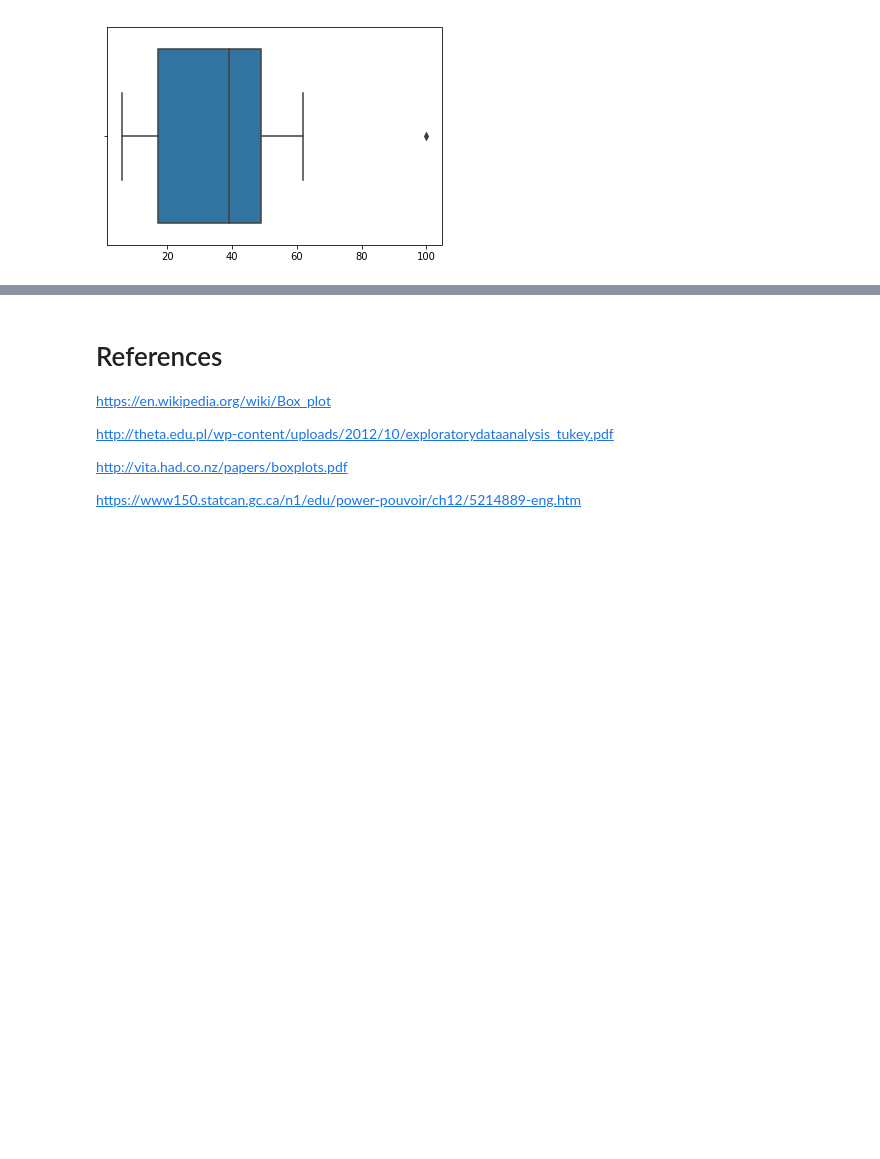
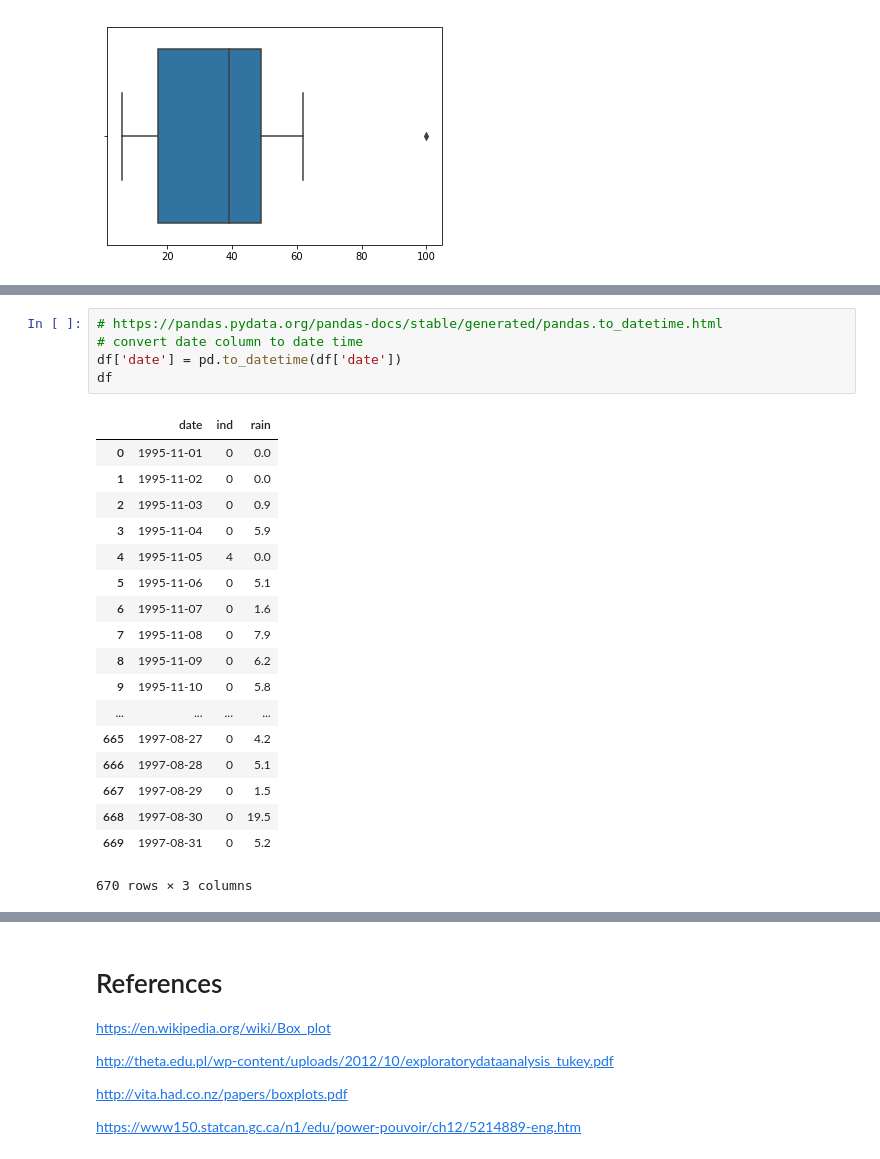
Before and after one commit to RitRa/Box-Plot-Project, a Jupyter notebook: Box Plot Project.ipynb, the cells around one changed output, grey strips where cells are left out. Drawn from its saved outputs; the diff is of its cells as text; blank space fills up the shorter version.

```diff
--- a/Box Plot Project.ipynb
+++ b/Box Plot Project.ipynb
@@ -37,0 +95,24 @@ ax
+# %%
+# https://pandas.pydata.org/pandas-docs/stable/generated/pandas.to_datetime.html
+# convert date column to date time
+df['date'] = pd.to_datetime(df['date'])
+df
+# %% [output]
+|  | date | ind | rain |
+| 0 | 1995-11-01 | 0 | 0.0 |
+| 1 | 1995-11-02 | 0 | 0.0 |
+| 2 | 1995-11-03 | 0 | 0.9 |
+| 3 | 1995-11-04 | 0 | 5.9 |
+| 4 | 1995-11-05 | 4 | 0.0 |
+| 5 | 1995-11-06 | 0 | 5.1 |
+| 6 | 1995-11-07 | 0 | 1.6 |
+| 7 | 1995-11-08 | 0 | 7.9 |
+| 8 | 1995-11-09 | 0 | 6.2 |
+| 9 | 1995-11-10 | 0 | 5.8 |
+| ... | ... | ... | ... |
+| 665 | 1997-08-27 | 0 | 4.2 |
+| 666 | 1997-08-28 | 0 | 5.1 |
+| 667 | 1997-08-29 | 0 | 1.5 |
+| 668 | 1997-08-30 | 0 | 19.5 |
+| 669 | 1997-08-31 | 0 | 5.2 |
+670 rows × 3 columns
```
Also changed, not shown: parts of 12 cells of this notebook.
